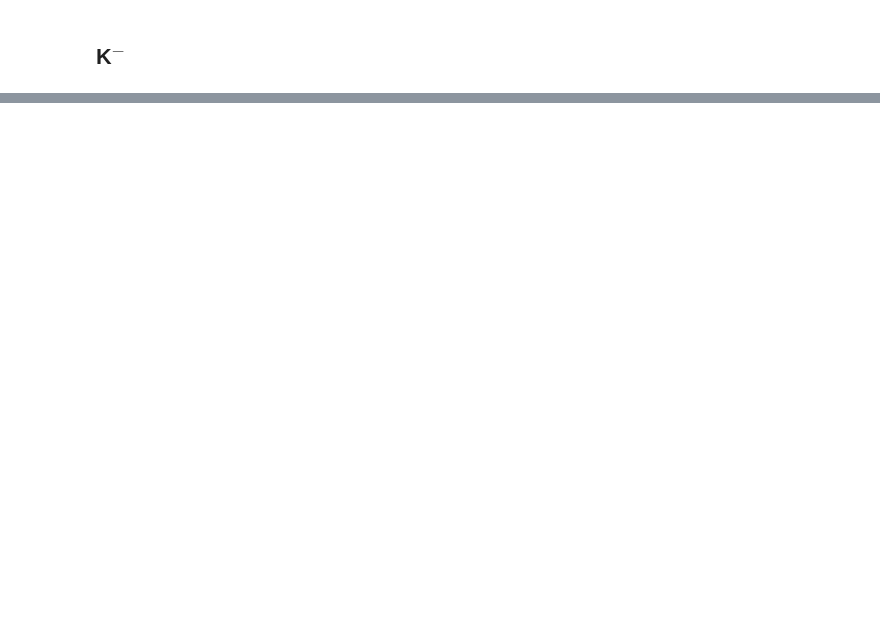
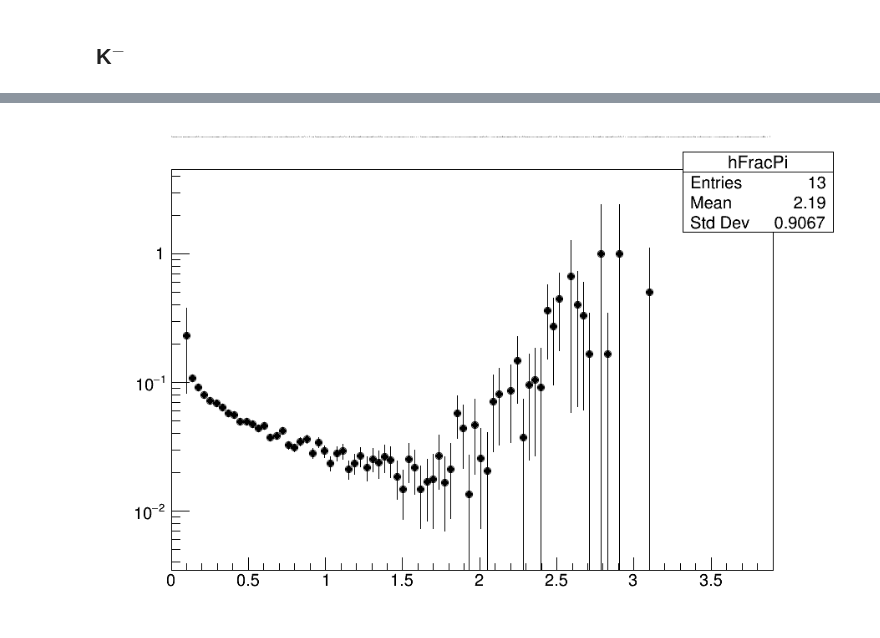
Before and after one commit to jdbrice/ipyLog, a Jupyter notebook: Rcp/urqmd/Preview_Energy_Loss.ipynb, the cells around one changed output, grey strips where cells are left out. Drawn from its saved outputs; the diff is of its cells as text; code cells hidden in the pictures; blank space fills up the shorter version.

```diff
--- a/Rcp/urqmd/Preview_Energy_Loss.ipynb
+++ b/Rcp/urqmd/Preview_Energy_Loss.ipynb
@@ -84,0 +94,10 @@ can
+# %%
+R.hBackPi.Draw()
+R.hSigPi.Draw()
+hFracPi = R.hBackPi.Clone( "hFracPi" )
+hFracPi.Divide( R.hSigPi )
+hFracPi.Draw()
+R.gPad.SetLogy(1)
+can
+# %% [output]
+[figure, added]
```
Also changed, not shown: parts of 15 cells of this notebook, 2 other files.
